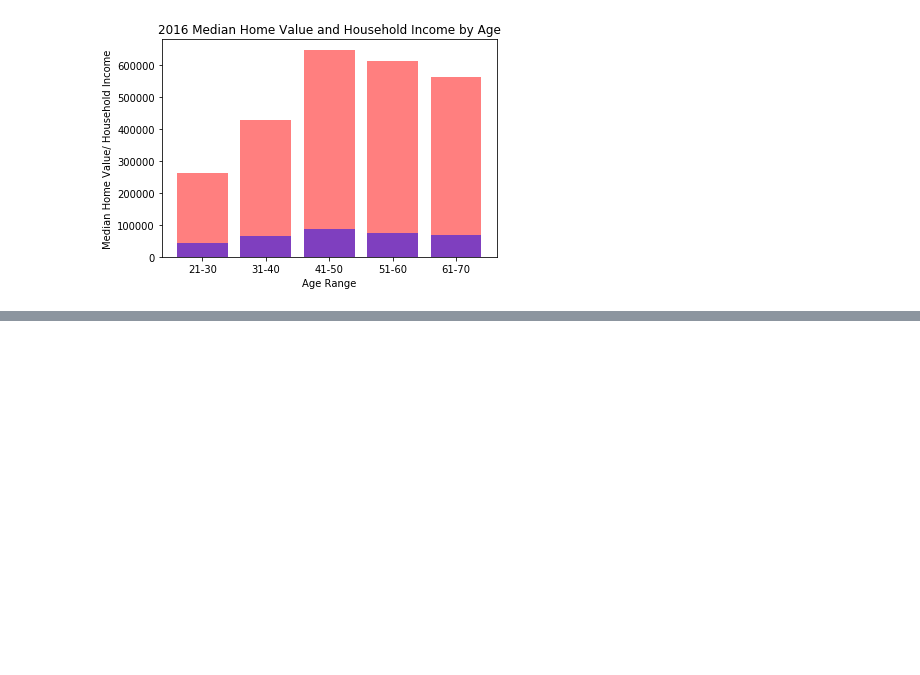
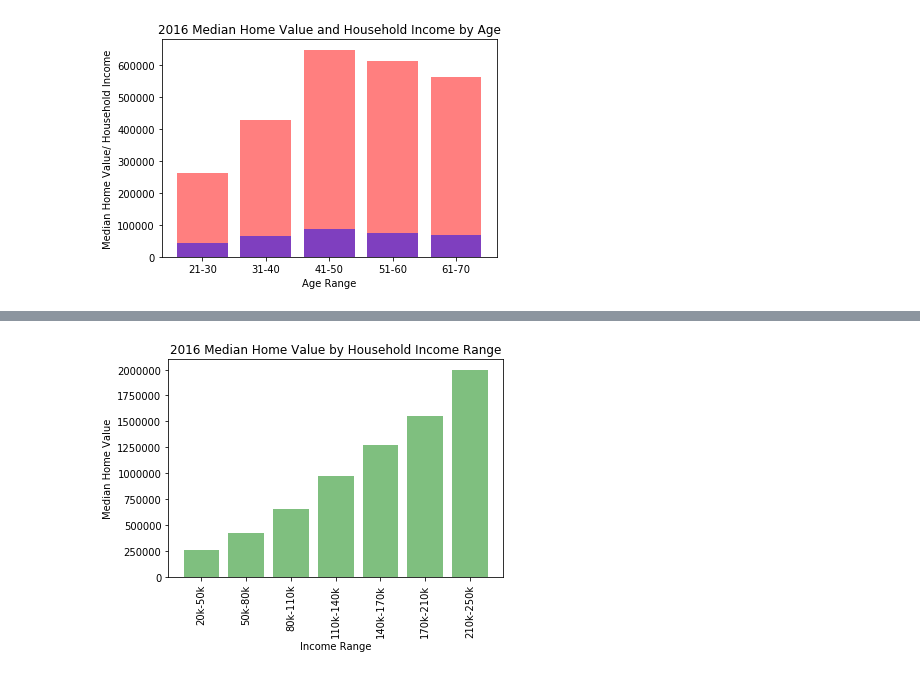
Before and after one commit to jwu047/Housing_Prices_CA, a Jupyter notebook: Combine_Census_Zillow_CA.ipynb, the cells around one changed output, grey strips where cells are left out. Saved outputs shown, nothing was run; the diff lists cells and outputs as text; code cells hidden in the pictures; blank space fills up the shorter version.

```diff
--- a/Combine_Census_Zillow_CA.ipynb
+++ b/Combine_Census_Zillow_CA.ipynb
@@ -211,3 +211,9 @@ plt.savefig("2016 Median Home Value by Age (Bar Chart).png")
 plt.show()
 # %% [output]
 [figure]
+# %%
+# create bin for household Income added into combined data sheet
+Income_bins=[20000,50000,80000,110000,140000,170000,210000,250001]
+Income_group=["20k-50k","50k-80k","80k-110k","110k-140k","140k-170k","170k-210k","210k-250k"]
+combined_ca["Income Range"] = pd.cut(combined_ca["Household Income"], Income_bins, labels=Income_group)
+combined_ca.head(10)
@@ -213,0 +232,9 @@ plt.show()
+# %%
+#group by Income range, then get the average home value for each Income range
+combined_ca_income=combined_ca.groupby(["Income Range"])
+avg_home_value_income = combined_ca_income["Median Home Value"].mean()
+combined_ca_income =pd.DataFrame({"Avg Home Value":avg_home_value_income})
+#Drop null values
+combined_ca_income = combined_ca_income.dropna(how="any").round(2)
+combined_ca_income =combined_ca_income.reset_index()
+combined_ca_income
@@ -213,0 +250,16 @@ plt.show()
+# %%
+#Plot bar chart by income grouped data frame
+# Set x axis and tick locations
+x_axis = np.arange(len(combined_ca_income))
+tick_locations = [value for value in x_axis]
+# Create a list indicating where to write x labels and set figure size to adjust for space
+plt.bar(x_axis, combined_ca_income["Avg Home Value"], color='green', alpha=0.5, align="center")
+plt.xticks(tick_locations, combined_ca_income["Income Range"],rotation="vertical")
+plt.title("2016 Median Home Value by Household Income Range")
+plt.xlabel("Income Range")
+plt.ylabel("Median Home Value")
+# Save an image of the chart and print it to the screen
+plt.savefig("2016 Median Home Value by Income (Bar Chart).png")
+plt.show()
+# %% [output]
+[figure, added]
```
Also changed, not shown: parts of 2 cells of this notebook, 1 other file.
